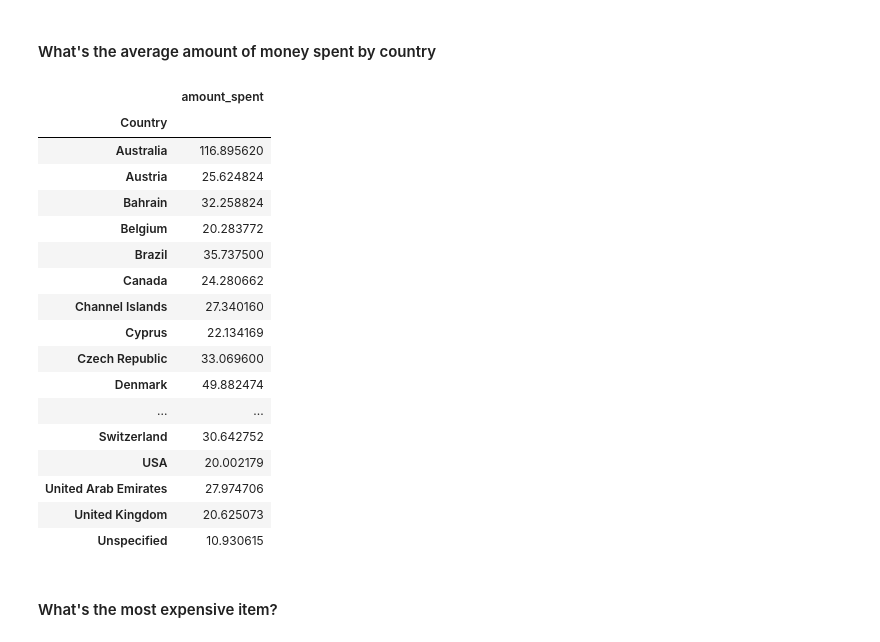
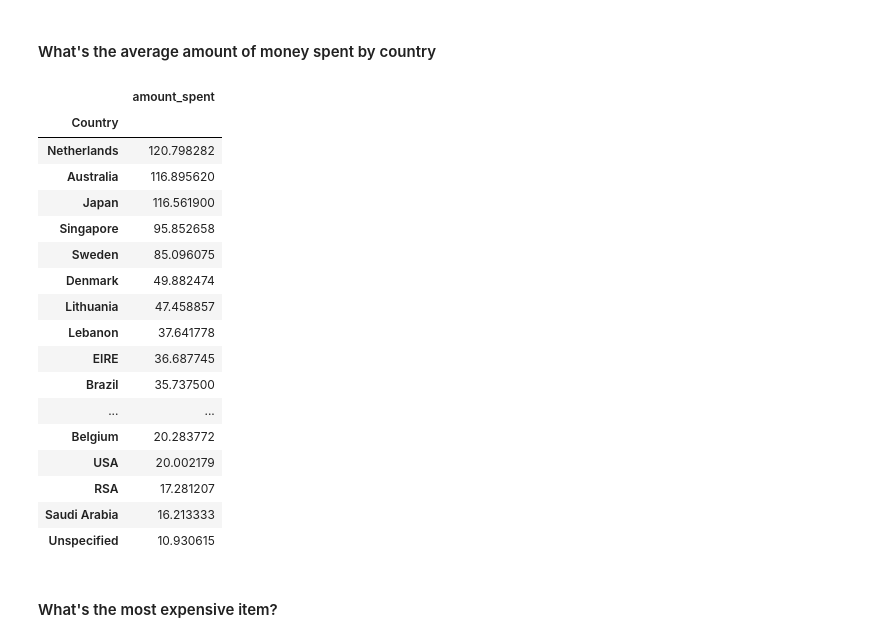
Before and after one commit to ironhack-datalabs/mad-oct-2018, a Jupyter notebook: module-2/lab-subsetting-and-descriptive-stats/your-code/main.ipynb, the cells around one changed output. Drawn from its saved outputs; the diff is of its cells as text; code cells hidden in the pictures.

```diff
--- a/module-2/lab-subsetting-and-descriptive-stats/your-code/main.ipynb
+++ b/module-2/lab-subsetting-and-descriptive-stats/your-code/main.ipynb
@@ -628,25 +628,25 @@ Name: Country, dtype: int64
 #### What's the  average amount of money spent by country
 # %%
 # your answer here
-display(orders.groupby('Country').agg({'amount_spent':'mean'}))
+display(orders.groupby('Country').agg({'amount_spent':'mean'}).sort_values('amount_spent',ascending=False))
 # %% [output]
 |  | amount_spent |
 | Country |  |
+| Netherlands | 120.798282 |
 | Australia | 116.895620 |
-| Austria | 25.624824 |
-| Bahrain | 32.258824 |
+| Japan | 116.561900 |
+| Singapore | 95.852658 |
+| Sweden | 85.096075 |
+| Denmark | 49.882474 |
+| Lithuania | 47.458857 |
+| Lebanon | 37.641778 |
+| EIRE | 36.687745 |
+| Brazil | 35.737500 |
+| ... | ... |
 | Belgium | 20.283772 |
-| Brazil | 35.737500 |
-| Canada | 24.280662 |
-| Channel Islands | 27.340160 |
-| Cyprus | 22.134169 |
-| Czech Republic | 33.069600 |
-| Denmark | 49.882474 |
-| ... | ... |
-| Switzerland | 30.642752 |
 | USA | 20.002179 |
-| United Arab Emirates | 27.974706 |
-| United Kingdom | 20.625073 |
+| RSA | 17.281207 |
+| Saudi Arabia | 16.213333 |
 | Unspecified | 10.930615 |
 # %% [markdown]
 #### What's the most expensive item?
```
